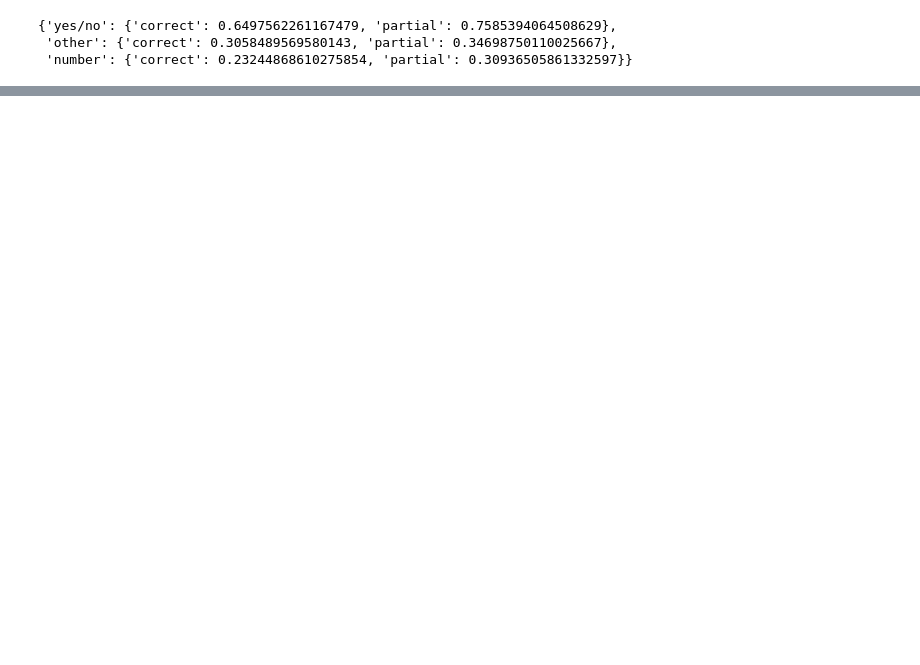
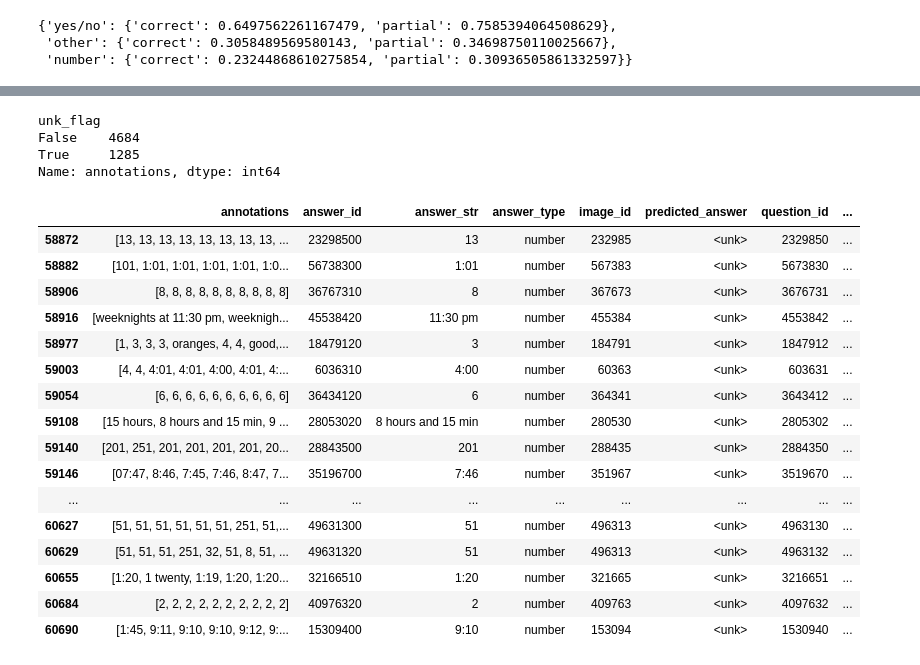
Before and after one commit to mwinton/w266-final-project, a Jupyter notebook: bin/postprocess.ipynb, the cells around one changed output, grey strips where cells are left out. Saved outputs shown, nothing was run; the diff lists cells and outputs as text; code cells hidden in the pictures; blank space fills up the shorter version.

```diff
--- a/bin/postprocess.ipynb
+++ b/bin/postprocess.ipynb
@@ -105,0 +283,4 @@ acc_by_anstype.to_dict('index')
+# %%
+# create column with number of words in answers
+df['answer_length'] = df.apply(lambda data: len(data['answer_str'].split()), axis=1)
+df.tail(10)
@@ -105,0 +387,4 @@ acc_by_anstype.to_dict('index')
+# %%
+# create column with unk token flag
+df['unk_flag'] = df.apply(lambda data: data['predicted_answer']=='<unk>', axis=1)
+df.head(5)
@@ -105,0 +398,29 @@ acc_by_anstype.to_dict('index')
+# %%
+# number of incorrect answers by unk token flag
+df[(df.answer_type=='number') & (df.correct==0)].groupby(['unk_flag'])['annotations'].count()
+# %% [output]
+unk_flag
+False    4684
+True     1285
+Name: annotations, dtype: int64
+# %%
+# examples of incorrect predictions that are not unk tokens
+df[(df.answer_type=='number') & (df.correct==0) & (df.predicted_answer == '<unk>')].tail(50)
+# %% [output]
+|  | annotations | answer_id | answer_str | answer_type | image_id | predicted_answer | question_id | ... |
+| 58872 | [13, 13, 13, 13, 13, 13, 13, 13, ... | 23298500 | 13 | number | 232985 | <unk> | 2329850 | ... |
+| 58882 | [101, 1:01, 1:01, 1:01, 1:01, 1:0... | 56738300 | 1:01 | number | 567383 | <unk> | 5673830 | ... |
+| 58906 | [8, 8, 8, 8, 8, 8, 8, 8, 8, 8] | 36767310 | 8 | number | 367673 | <unk> | 3676731 | ... |
+| 58916 | [weeknights at 11:30 pm, weeknigh... | 45538420 | 11:30 pm | number | 455384 | <unk> | 4553842 | ... |
+| 58977 | [1, 3, 3, 3, oranges, 4, 4, good,... | 18479120 | 3 | number | 184791 | <unk> | 1847912 | ... |
+| 59003 | [4, 4, 4:01, 4:01, 4:00, 4:01, 4:... | 6036310 | 4:00 | number | 60363 | <unk> | 603631 | ... |
+| 59054 | [6, 6, 6, 6, 6, 6, 6, 6, 6, 6] | 36434120 | 6 | number | 364341 | <unk> | 3643412 | ... |
+| 59108 | [15 hours, 8 hours and 15 min, 9 ... | 28053020 | 8 hours and 15 min | number | 280530 | <unk> | 2805302 | ... |
+| 59140 | [201, 251, 201, 201, 201, 201, 20... | 28843500 | 201 | number | 288435 | <unk> | 2884350 | ... |
+| 59146 | [07:47, 8:46, 7:45, 7:46, 8:47, 7... | 35196700 | 7:46 | number | 351967 | <unk> | 3519670 | ... |
+| ... | ... | ... | ... | ... | ... | ... | ... | ... |
+| 60627 | [51, 51, 51, 51, 51, 51, 251, 51,... | 49631300 | 51 | number | 496313 | <unk> | 4963130 | ... |
+| 60629 | [51, 51, 51, 251, 32, 51, 8, 51, ... | 49631320 | 51 | number | 496313 | <unk> | 4963132 | ... |
+| 60655 | [1:20, 1 twenty, 1:19, 1:20, 1:20... | 32166510 | 1:20 | number | 321665 | <unk> | 3216651 | ... |
+| 60684 | [2, 2, 2, 2, 2, 2, 2, 2, 2, 2] | 40976320 | 2 | number | 409763 | <unk> | 4097632 | ... |
+| 60690 | [1:45, 9:11, 9:10, 9:10, 9:12, 9:... | 15309400 | 9:10 | number | 153094 | <unk> | 1530940 | ... |
```
Also changed, not shown: parts of 47 cells of this notebook.
